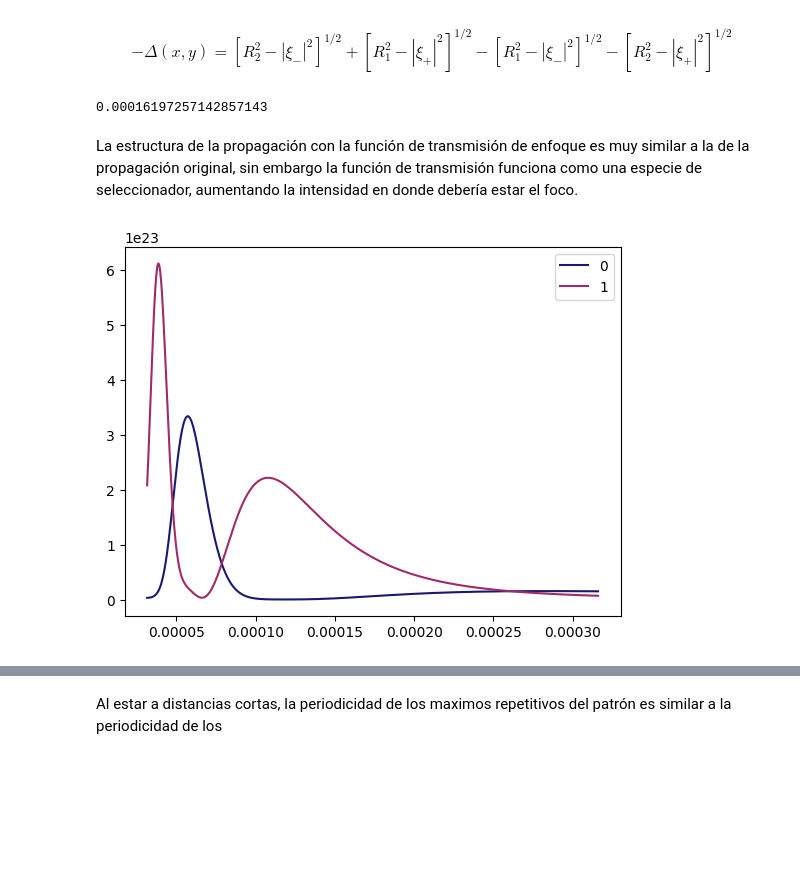
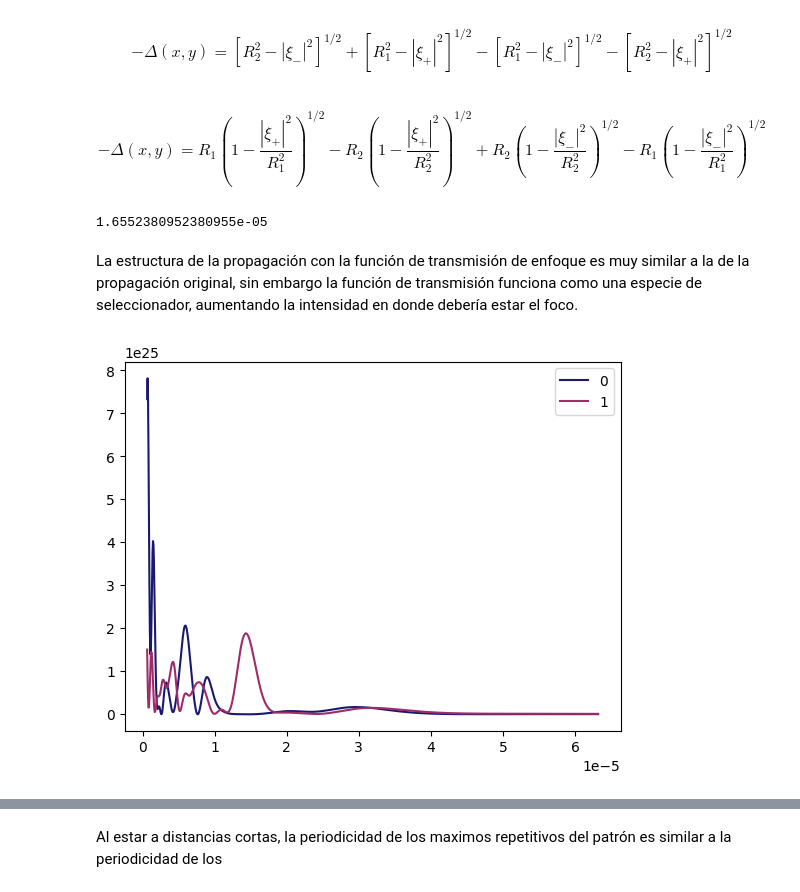
Before and after one commit to rcasalins/thesis_bachelor, a Jupyter notebook: Codigo/Fase no paraxial.ipynb, the cells around one changed output, grey strips where cells are left out. Drawn from its saved outputs; the diff is of its cells as text; code cells hidden in the pictures; blank space fills up the shorter version.

```diff
--- a/Codigo/Fase no paraxial.ipynb
+++ b/Codigo/Fase no paraxial.ipynb
@@ -6,12 +6,12 @@ import matplotlib.pyplot as plt
 import seaborn as sns
 # %%
 w = 632 * (10 ** -9)
-a = 15*w
+a = 10*w
 #p = [[a,0],[-a,0],[0,0],[2*a,0],[-2*a,0]]
 #p = [[a,0],[-a,0],[0,0],[0,a],[0,-a],[a,a],[a,-a],[-a,a],[-a,-a]]
 #p = [[a,0],[-a,0],[0,0],[0,a],[0,-a],[a,a],[a,-a],[-a,a],[-a,-a],[a/2,0],[-a/2,0],[0,a/2],[0,-a/2]]
-p = [[a,0],[-a,0],[0,0],[0,a],[0,-a],[a,a],[a,-a],[-a,a],[-a,-a],[a/2,0],[-a/2,0],[0,a/2],[0,-a/2],[a,a/2],[a,-a/2],[-a,a/2],[-a,-a/2],[a/2,a/2],[a/2,-a/2],[-a/2,a/2],[-a/2,-a/2],[a/2,a],[a/2,-a],[-a/2,a],[-a/2,-a]]
-#p = [[a,0],[-a,0],[0,0],[0,a],[0,-a],[a,a],[a,-a],[-a,a],[-a,-a],[a/2,0],[-a/2,0],[0,a/2],[0,-a/2],[a,a/2],[a,-a/2],[-a,a/2],[-a,-a/2],[a/2,a/2],[a/2,-a/2],[-a/2,a/2],[-a/2,-a/2],[a/2,a],[a/2,-a],[-a/2,a],[-a/2,-a],[(3*a)/2,0],[-(3*a)/2,0],[0,(3*a)/2],[0,-(3*a)/2],[(3*a)/2,a],[(3*a)/2,a/2]]
+#p = [[a,0],[-a,0],[0,0],[0,a],[0,-a],[a,a],[a,-a],[-a,a],[-a,-a],[a/2,0],[-a/2,0],[0,a/2],[0,-a/2],[a,a/2],[a,-a/2],[-a,a/2],[-a,-a/2],[a/2,a/2],[a/2,-a/2],[-a/2,a/2],[-a/2,-a/2],[a/2,a],[a/2,-a],[-a/2,a],[-a/2,-a]]
+p = [[a,0],[-a,0],[0,0],[0,a],[0,-a],[a,a],[a,-a],[-a,a],[-a,-a],[a/2,0],[-a/2,0],[0,a/2],[0,-a/2],[a,a/2],[a,-a/2],[-a,a/2],[-a,-a/2],[a/2,a/2],[a/2,-a/2],[-a/2,a/2],[-a/2,-a/2],[a/2,a],[a/2,-a],[-a/2,a],[-a/2,-a],[(3*a)/2,0],[-(3*a)/2,0],[0,(3*a)/2],[0,-(3*a)/2],[(3*a)/2,a],[(3*a)/2,a/2],[(3*a)/2,-a/2],[(3*a)/2,-a],[a/2,(3*a)/2]]
 # %%
 def matrix_points(p):
     #x son los puntos sobre el eje x
@@ -45,6 +45,8 @@ def matrix_points(p):
     return xi_m
 # %% [markdown]
 $$ -\Delta(x,y) = [R_{2}^{2} - |\xi_{-}|^{2}]^{1/2} + [R_{1}^{2} - |\xi_{+}|^{2}]^{1/2} - [R_{1}^{2} - |\xi_{-}|^{2}]^{1/2} - [R_{2}^{2} - |\xi_{+}|^{2}]^{1/2} $$
+# %% [markdown]
+$$ -\Delta(x,y) = R_{1}\left(1 - \frac{|\xi_{+}|^{2}}{R_{1}^{2}} \right)^{1/2} - R_{2}\left(1 - \frac{|\xi_{+}|^{2}}{R_{2}^{2}} \right)^{1/2} + R_{2}\left(1 - \frac{|\xi_{-}|^{2}}{R_{2}^{2}} \right)^{1/2} - R_{1}\left(1 - \frac{|\xi_{-}|^{2}}{R_{1}^{2}} \right)^{1/2}$$
 # %%
 def GeometricPotencial_3D_00_reducido(xa, xi_a, xi_d, ya, eta_a, eta_d, za, wa,c):
     #constantes
@@ -54,11 +56,13 @@ def GeometricPotencial_3D_00_reducido(xa, xi_a, xi_d, ya, eta_a, eta_d, za, wa,c
     xi_p, xi_n = xi_a+(xi_d)/2, xi_a-(xi_d)/2
     eta_p, eta_n = eta_a+(eta_d)/2, eta_a-(eta_d)/2
 
-    R1 = 39*w
-    R2 = 46*w
-    phase_plus  = -np.sqrt((R1**2) - (xi_p**2) - (eta_p**2) ) + np.sqrt((R2**2) - (xi_p**2) - (eta_p**2) ) + R1 + R2
-    phase_minus = np.sqrt((R2**2) - (xi_n**2) - (eta_n**2) ) - np.sqrt((R1**2) - (xi_n**2) - (eta_n**2) ) + R1 + R2
-    phase = np.exp(-1j*k*phase_plus*c) * np.exp(1j*k*phase_minus*c)
+    R1 = 50*w
+    R2 = -50*w
+    normPlus  = (xi_p**2) + (eta_p**2)
+    normMinus = (xi_n**2) + (eta_n**2)
+    phase_plus  = R1 * np.sqrt(1 - (normPlus / (R1 ** 2)) + 0j) - R2 * np.sqrt(1 - (normPlus / (R2 ** 2)) + 0j)
+    phase_minus = R1 * np.sqrt(1 - (normMinus / (R1 ** 2)) + 0j) - R2 * np.sqrt(1 - (normMinus / (R2 ** 2)) + 0j)
+    phase = np.exp(np.complex128(-1j*k*(phase_plus)*c)) * np.exp(np.complex128(1j*k*(phase_minus)*c))
 
     #distancia s
     s_1 = np.sqrt(((xa-xi_p) ** 2) + ((ya-eta_p) **2) + ((za) ** 2))
@@ -99,25 +103,25 @@ def GeometricPotencial_3D_reducido(xa, ya, za, p, wa,c):
     sum_t = 1*GeometricPotencial_3D_Real(xa, ya, za, p, wa,c) + 1*GeometricPotencial_3D_Virtual(xa, ya, za, p, wa,c)
     return sum_t
 # %%
-(((1/39) - (1/46)) * (1/w)) ** -1
+(((1/50) - (1/-50)) * (1/w)) ** -1
 # %% [output]
-0.00016197257142857143
+1.6552380952380955e-05
 # %% [markdown]
 La estructura de la propagación con la función de transmisión de enfoque es muy similar a la de la propagación original, sin embargo la función de transmisión funciona como una especie de seleccionador, aumentando la intensidad en donde debería estar el foco.
 # %%
-zzz = np.linspace(50*w, 500*w, 1000)
+zzz = np.linspace(1*w, 100*w, 1000)
 z2  = (1 + (zzz**2))
 z_plot_0 = np.array(list(GeometricPotencial_3D_reducido(0*w,0,zzz,p,w,0)), dtype=float)
 z_plot_1 = np.array(list(GeometricPotencial_3D_reducido(0*w,0,zzz,p,w,1)), dtype=float)
 
 fig, ax = plt.subplots()
 ax.plot(zzz, z_plot_0, label="0", color="#191970")
 ax.plot(zzz, z_plot_1, label="1", color="#9F2B68")
 ax.legend()
 #plt.xlim([1530,1570])
 #plt.ylim([-40,1])
 plt.show()
 # %% [output]
-[figure, old version]
+[figure, new version]
 # %%
 %%time
```
Also changed, not shown: parts of 7 cells of this notebook, 9 other files.
